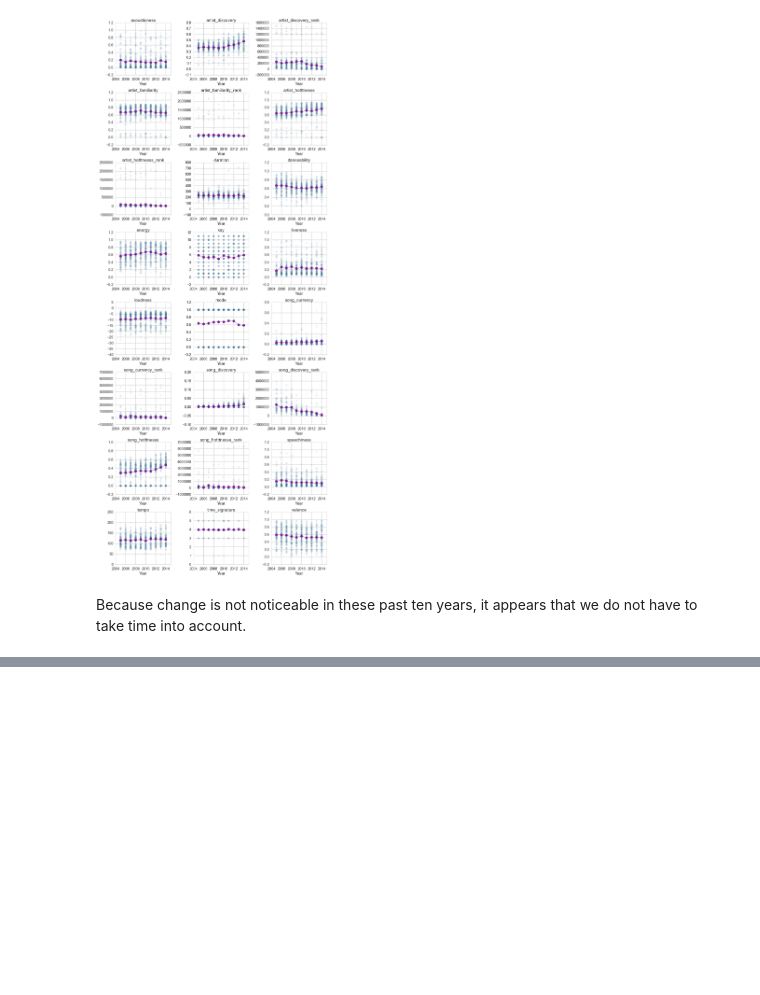
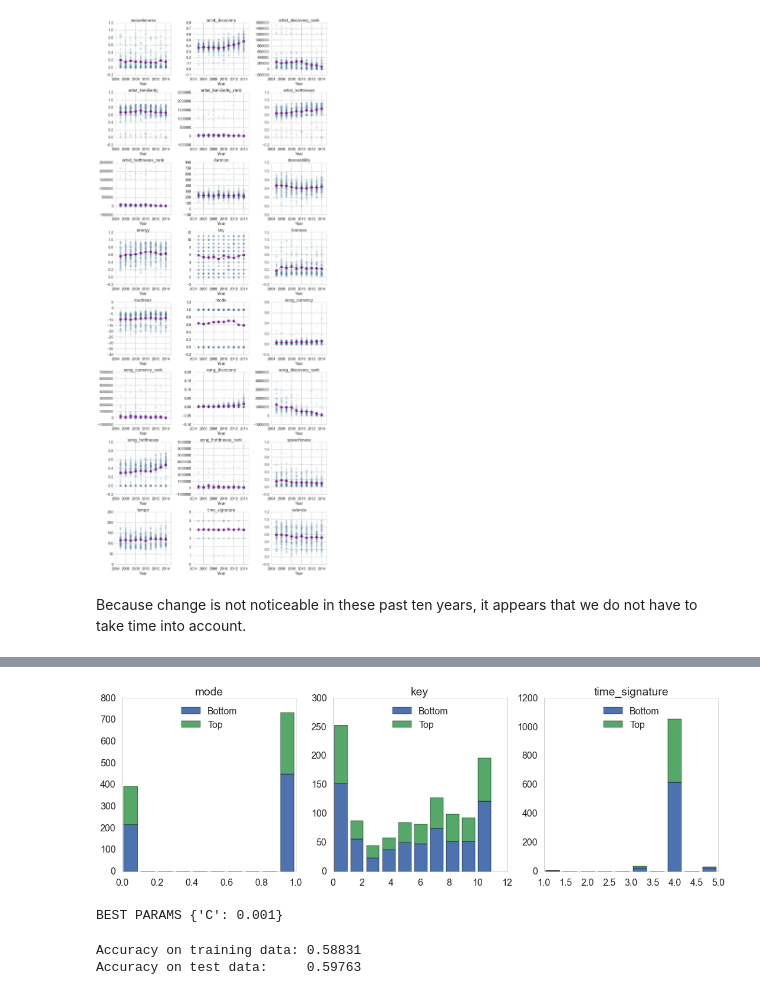
Before and after one commit to matlisa/crimsondance, a Jupyter notebook: Exploratory Data (Lisa).ipynb, the cells around one changed output, grey strips where cells are left out. Saved outputs shown, nothing was run; the diff lists cells and outputs as text; code cells hidden in the pictures; blank space fills up the shorter version.

```diff
--- a/Exploratory Data (Lisa).ipynb
+++ b/Exploratory Data (Lisa).ipynb
@@ -97,0 +302,12 @@ Because change is not noticeable in these past ten years, it appears that we do
+# %%
+# my code
+fig, axes = plt.subplots(nrows=1, ncols=3, figsize=(15, 5), tight_layout = True)
+fig.subplots_adjust(hspace=3, wspace = 2)
+
+for ax, feat in zip(axes.ravel(), INDICATOR+CATEGORICAL):
+    ax.hist([bottom_df[feat],top_df[feat]], stacked=True, label= ["Bottom","Top"])
+    ax.set_title(feat)
+    ax.legend(loc = 'upper center')
+    ax.grid(False)
+# %% [output]
+[figure, added]
@@ -97,0 +326,28 @@ Because change is not noticeable in these past ten years, it appears that we do
+# %%
+from sklearn.grid_search import GridSearchCV
+
+def cv_optimize_simple(clf, parameters, Xtrain, ytrain, n_folds=5):
+    gs = GridSearchCV(clf, param_grid=parameters, cv=n_folds)
+    gs.fit(Xtrain, ytrain)
+    print "BEST PARAMS", gs.best_params_
+    best = gs.best_estimator_
+    return best
+
+best = cv_optimize_simple(clfsvm, {"C":Cs}, Xmatrix, Yresp)
+# %% [output]
+BEST PARAMS {'C': 0.001}
+# %%
+# calculate the accuracy here
+# my code
+
+def do_classify_simple(clf):
+    clf=clf.fit(Xmatrix_train, Yresp_train)
+    training_accuracy = clf.score(Xmatrix_train, Yresp_train)
+    test_accuracy = clf.score(Xmatrix_test, Yresp_test)
+    print "Accuracy on training data: %0.5f" % (training_accuracy)
+    print "Accuracy on test data:     %0.5f" % (test_accuracy)
+
+do_classify_simple(best)
+# %% [output]
+Accuracy on training data: 0.58831
+Accuracy on test data:     0.59763
```
Also changed, not shown: parts of 38 cells of this notebook, 1 other file.
